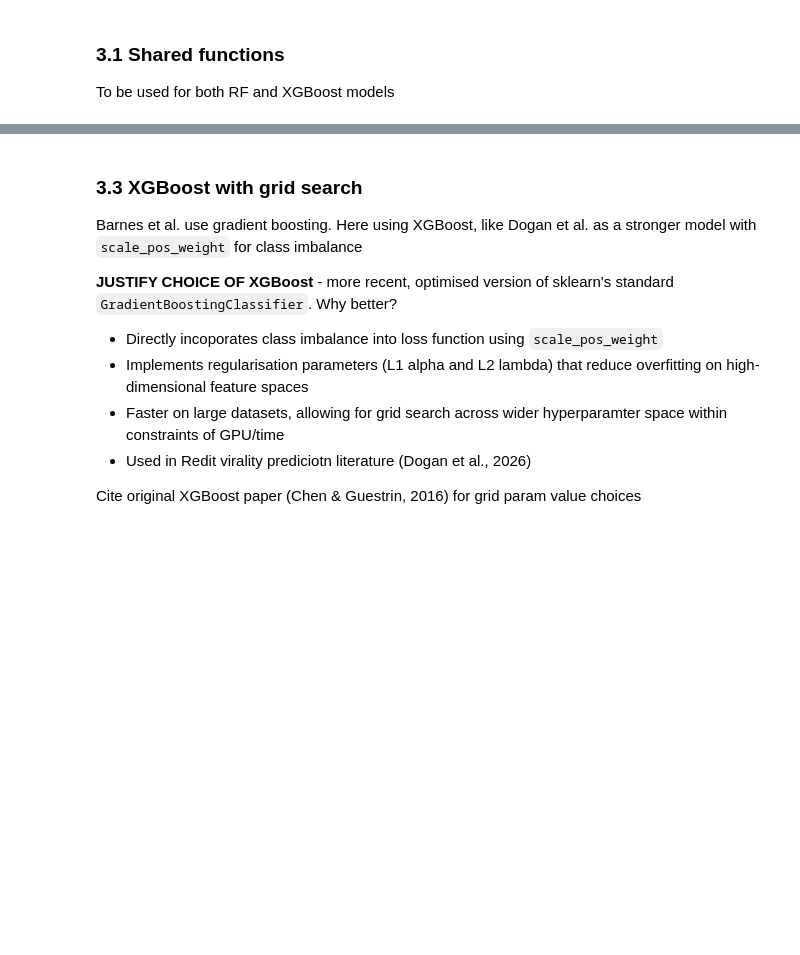
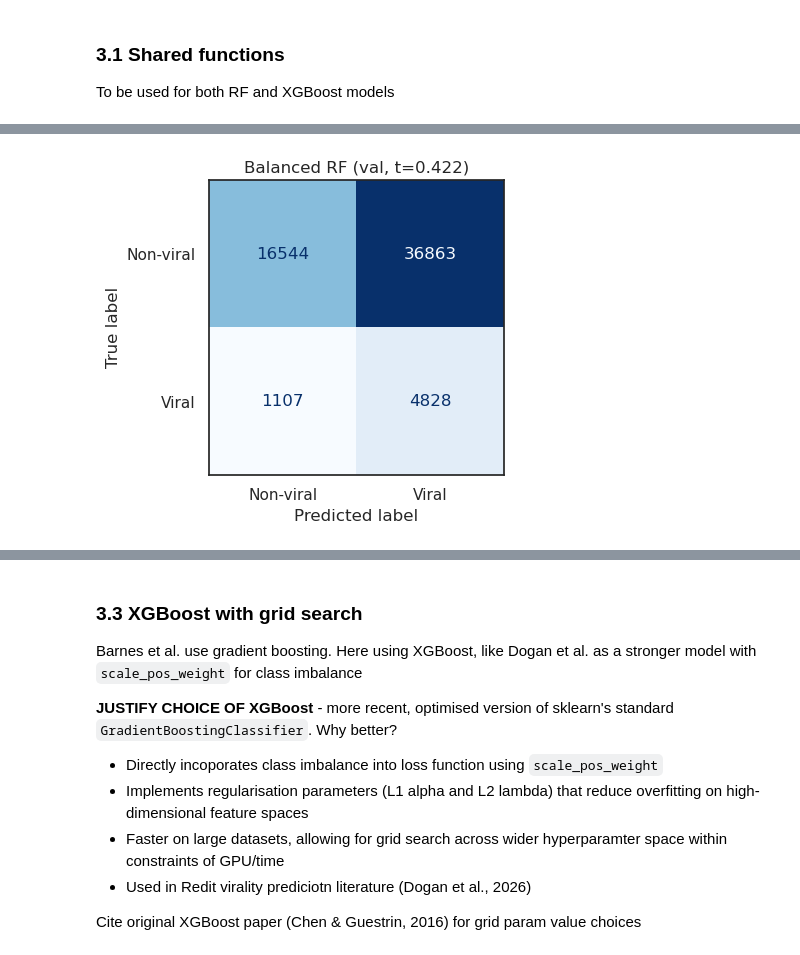
Before and after one commit to katechamberlain1/reddit-misinfo-virality, a Jupyter notebook: notebooks/05_virality_predictor.ipynb, the cells around one changed output, grey strips where cells are left out. Saved outputs shown, nothing was run; the diff lists cells and outputs as text; code cells hidden in the pictures; blank space fills up the shorter version.

```diff
--- a/notebooks/05_virality_predictor.ipynb
+++ b/notebooks/05_virality_predictor.ipynb
@@ -1082,10 +1158,10 @@ def evaluate_model(name, y_true, y_proba, threshold):
 # %%
 def plot_confusion_matrix(y_true, y_proba, threshold, title, save_path):
     y_pred = (y_proba >= threshold).astype(int)
-    display = ConfusionMatrixDisplay(confusion_matrix(y_true, y_pred), display_labels=['Non-viral', 'Viral']
+    display = ConfusionMatrixDisplay(confusion_matrix(y_true, y_pred), display_labels=['Non-viral', 'Viral'])
 
     fig, ax = plt.subplots(figsize=(5, 4))
-    disp.plot(ax=ax, colorbar=False, cmap='Blues')
+    display.plot(ax=ax, colorbar=False, cmap='Blues')
     ax.set_title(title)
     plt.tight_layout()
     plt.savefig(save_path, dpi=150, bbox_inches='tight')
@@ -1098,0 +1177,15 @@ Balanced Random Forest with grid search
+# %%
+# fix time of day col - need to map to float vals
+
+time_order = {'12 am-4 am': 0, '4 am-8 am': 1, '8 am-12 pm': 2,
+              '12 pm-4 pm': 3, '4 pm-8 pm': 4, '8 pm-12 am': 5}
+for df in [train_df, val_df, test_df]:
+    df['time_of_day'] = df['time_of_day'].map(time_order)
+
+X_train = train_df[FEATURE_COLS]
+X_val   = val_df[FEATURE_COLS]
+X_test  = test_df[FEATURE_COLS]
+
+# confirm no strings left
+print(X_train.dtypes[X_train.dtypes == object])  # should be empty
+print(X_train.isnull().sum().sum())               # should be 0
@@ -1099,54 +1231,38 @@ Balanced Random Forest with grid search
 # %%
-# 5-fold cross validation
+# # retrain best config on full training set
+# print("\nRetraining best config on full training set...")
+# rf_best = BalancedRandomForestClassifier(
+#     **rf_grid.best_params_,
+#     random_state=42,
+#     n_jobs=1,
+# )
 
-print('Grid search for balanced random forest')
+rf_best = BalancedRandomForestClassifier(
+    n_estimators=200, max_depth=15, min_samples_leaf=5,
+    sampling_strategy='auto', random_state=42, n_jobs=1,
+)
+start = time.perf_counter()
+rf_best.fit(X_train, y_train)
+print(f"Full retrain done in {time.perf_counter() - start:.1f}s")
 
-cv = StratifiedKFold(n_splits=5, shuffle=True, random_state=42)
+# evaluate on val
+rf_proba     = rf_best.predict_proba(X_val)[:, 1]
+rf_threshold = find_optimal_threshold(y_val, rf_proba)
+rf_results   = evaluate_model('Balanced RF (val)', y_val, rf_proba, rf_threshold)
+# rf_results.update({
+#     'model':        'balanced_random_forest',
+#     'split':        'val',
+#     'best_params':  rf_grid.best_params_,
+#     'cv_pr_auc':    round(rf_grid.best_score_, 4),
+#     'note':         'grid search on 50k subsample, final model trained on full dataset',
+# })
 
-# parameters for RF grid search
-rf_param_grid = {
-    'n_estimators':      [100, 300],
-    'max_depth':         [None, 10, 20],
-    'min_samples_leaf':  [1, 5],
-    'sampling_strategy': ['auto'],   # undersample majority to match minority
-}
-
-rf_base = BalancedRandomForestClassifier(random_state=42, n_jobs=-1)
-
-rf_grid = GridSearchCV(
-    rf_base,
-    rf_param_grid,
-    cv=cv,
-    scoring='average_precision',   # optimise for PR-AUC (main metric)
-    n_jobs=-1,
-    verbose=1,
-)
-
-start = time.perf_counter()
-# perform grid search
-rf_grid.fit(X_train, y_train)
-
-print(f"Done in {time.perf_counter() - start:.1f}s")
-print(f"Best params: {rf_grid.best_params_}")
-print(f"Best val PR-AUC: {rf_grid.best_score_:.4f}")
-
-# store best results
-rf_best = rf_grid.best_estimator_
-rf_proba = rf_best.predict_proba(X_val)[:, 1]
-rf_threshold = find_optimal_threshold(y_val, rf_proba)
-rf_results = evaluate_model('Balanced RF (val)', y_val, rf_proba, rf_threshold)
-rf_results.update({
-    'model':       'balanced_random_forest',
-    'split':       'val',
-    'best_params': rf_grid.best_params_,
-    'cv_pr_auc':   round(rf_grid.best_score_, 4),
-})
-
-# plot and save confusion matrix of val set results
 plot_confusion_matrix(y_val, rf_proba, rf_threshold,
                       f'Balanced RF (val, t={rf_threshold:.3f})',
                       '../results/rf_confusion_matrix.png')
+# joblib.dump(rf_best, '../models/rf_best.pkl')
 
-with open('../results/rf_results.json', 'w') as f:
-    json.dump(rf_results, f, indent=2, default=str)
-print("Saved to ../results/rf_results.json")
+# with open('../results/rf_results.json', 'w') as f:
+#     json.dump(rf_results, f, indent=2, default=str)
+# print("Saved")
+# %% [output]
@@ -1152,0 +1283 @@ print("Saved to ../results/rf_results.json")
+[figure, added]
```
Also changed, not shown: parts of 52 cells of this notebook, 19 other files.
